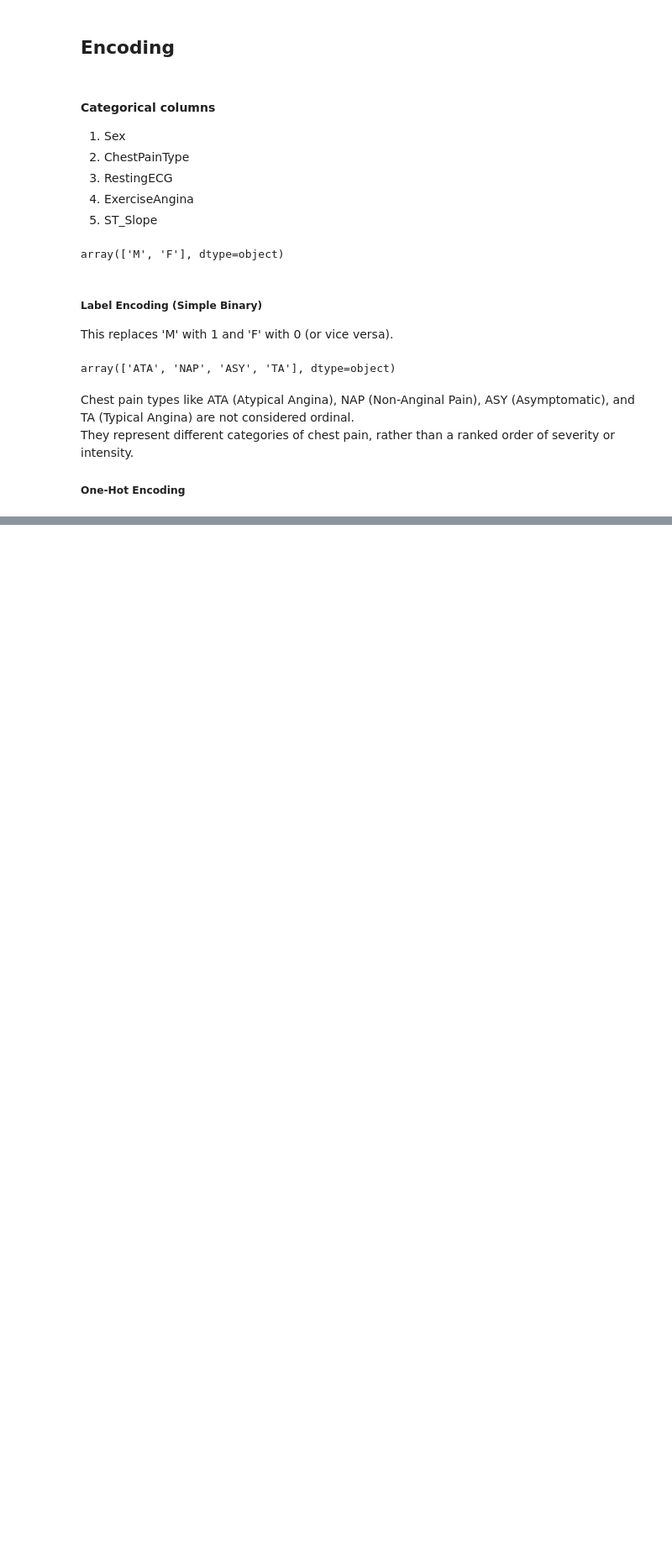
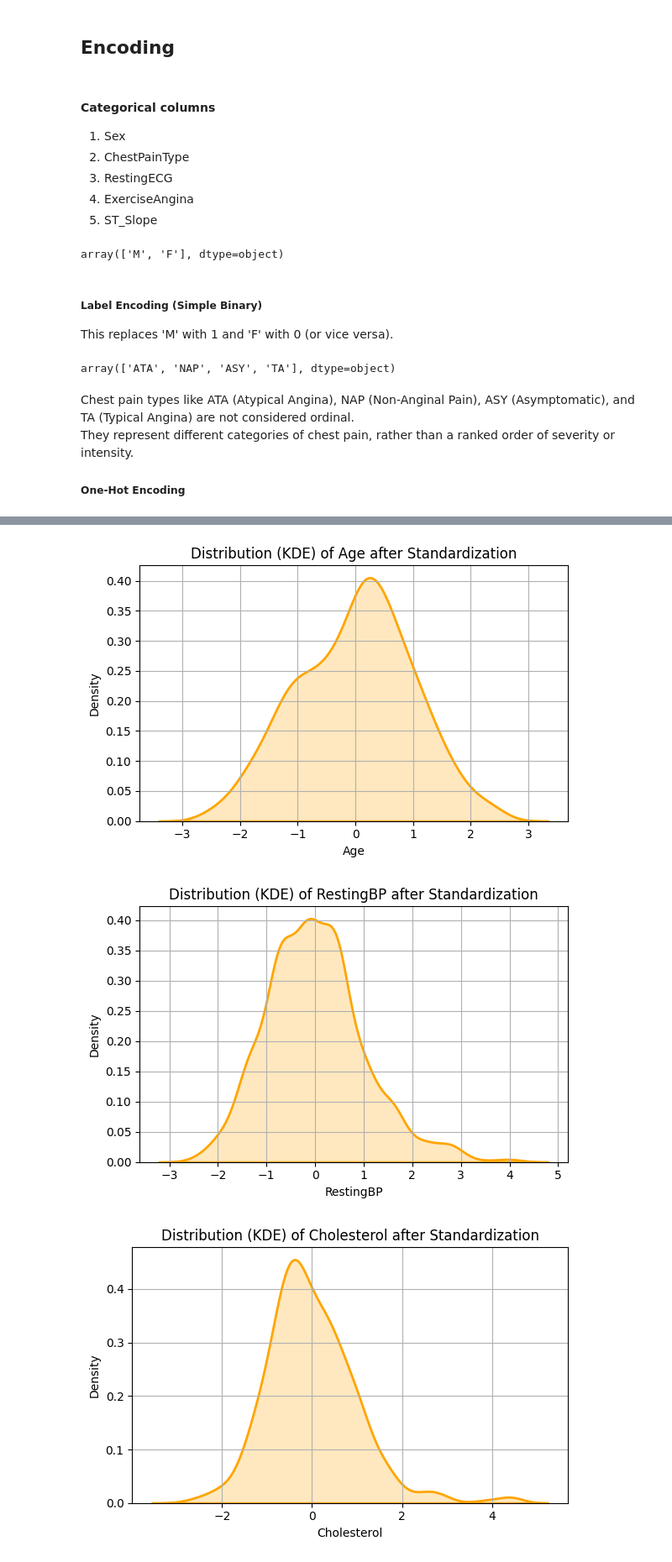
Before and after one commit to Shreya-Mishra-0613/Data-Cleaning-Preprocessing, a Jupyter notebook: Data cleaning and Preprocessing.ipynb, the cells around one changed output, grey strips where cells are left out. Shown: that part at 84% size. Saved outputs shown, nothing was run; the diff lists cells and outputs as text; code cells hidden in the pictures; blank space fills up the shorter version.

```diff
--- a/Data cleaning and Preprocessing.ipynb
+++ b/Data cleaning and Preprocessing.ipynb
@@ -244,0 +331,26 @@ df = pd.concat([df.drop('ChestPainType', axis=1), encoded_df], axis=1)
+# %%
+# List of numerical columns
+num_cols = ['Age', 'RestingBP', 'Cholesterol', 'MaxHR', 'Oldpeak']
+
+# Initialize the scaler
+scaler = StandardScaler()
+
+# Fit and transform
+df[num_cols] = scaler.fit_transform(df[num_cols])
+# %%
+num_cols = ['Age', 'RestingBP', 'Cholesterol', 'MaxHR', 'Oldpeak']
+
+# Plot KDE for each numerical column
+for col in num_cols:
+    plt.figure(figsize=(6, 4))
+    sns.kdeplot(df[col], shade=True, color='orange', linewidth=2)
+    plt.title(f'Distribution (KDE) of {col} after Standardization')
+    plt.xlabel(col)
+    plt.ylabel('Density')
+    plt.grid(True)
+    plt.tight_layout()
+    plt.show()
+# %% [output]
+[figure, added]
+[figure, added]
+[figure, added]
```
Also changed, not shown: parts of 18 cells of this notebook, 1 other file.
